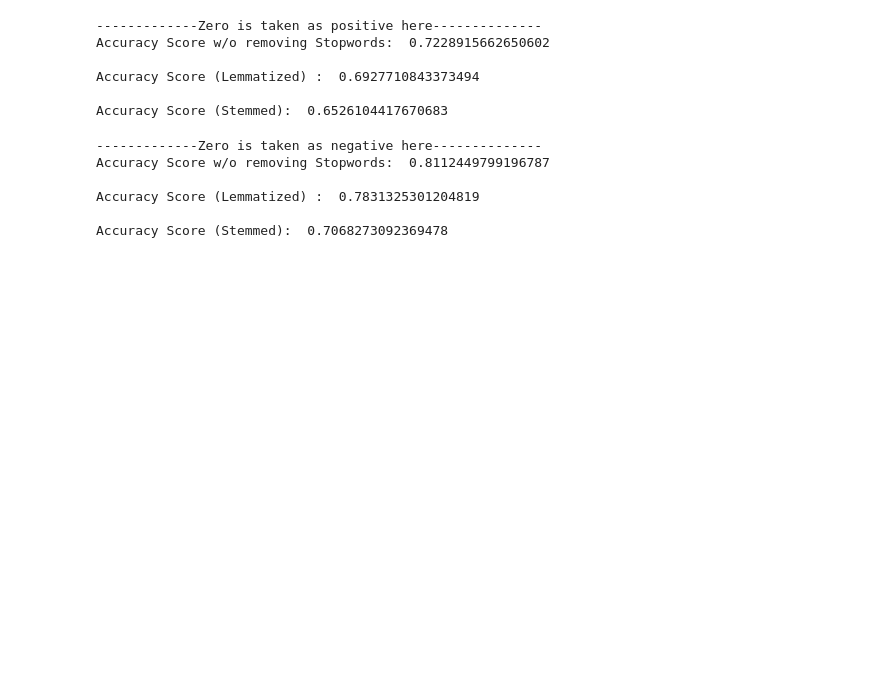
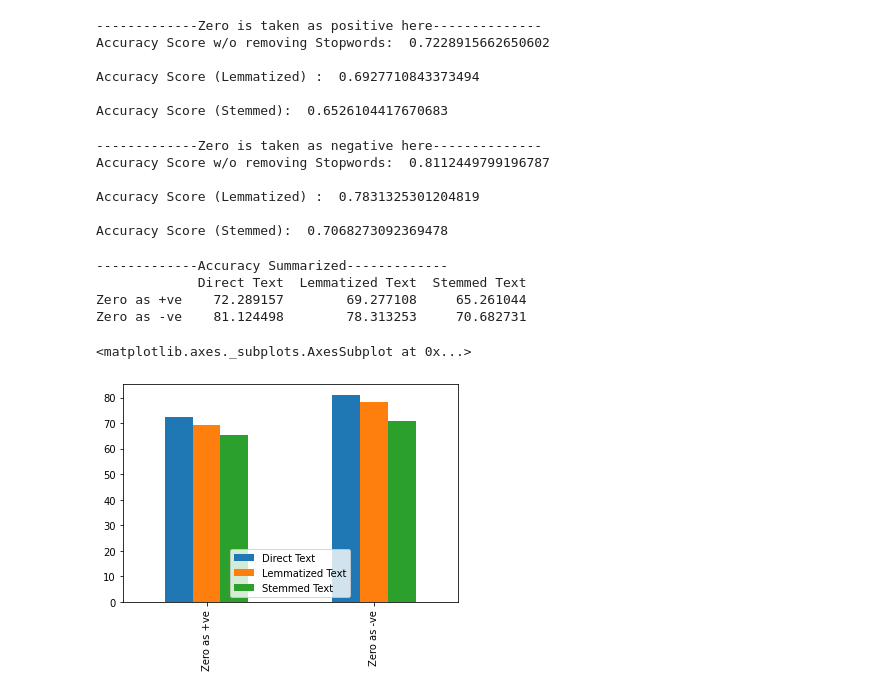
Before and after one commit to vsvipul007/CCode, a Jupyter notebook: ReveiewAnalysis.ipynb, the cells around one changed output. Drawn from its saved outputs; the diff is of its cells as text; code cells hidden in the pictures; blank space fills up the shorter version.

```diff
--- a/ReveiewAnalysis.ipynb
+++ b/ReveiewAnalysis.ipynb
@@ -211,3 +211,20 @@ Accuracy Score w/o removing Stopwords:  0.8112449799196787
 Accuracy Score (Lemmatized) :  0.7831325301204819
 
 Accuracy Score (Stemmed):  0.7068273092369478
+# %%
+#Creatiing Final Summarized Table ofAccuracy
+print("-------------Accuracy Summarized-------------")
+data = {'Direct Text':[acc_0p*100, acc_0n*100], 'Lemmatized Text':[acc_lemm_0p*100, acc_lemm_0n*100], 'Stemmed Text':[acc_stem_0p*100, acc_stem_0n*100] }
+index = ['Zero as +ve','Zero as -ve']
+df = pd.DataFrame(data,index = index)
+print(df)
+# %% [output]
+-------------Accuracy Summarized-------------
+             Direct Text  Lemmatized Text  Stemmed Text
+Zero as +ve    72.289157        69.277108     65.261044
+Zero as -ve    81.124498        78.313253     70.682731
+# %%
+df.plot.bar()
+# %% [output]
+<matplotlib.axes._subplots.AxesSubplot at 0x...>
+[figure, added]
```
